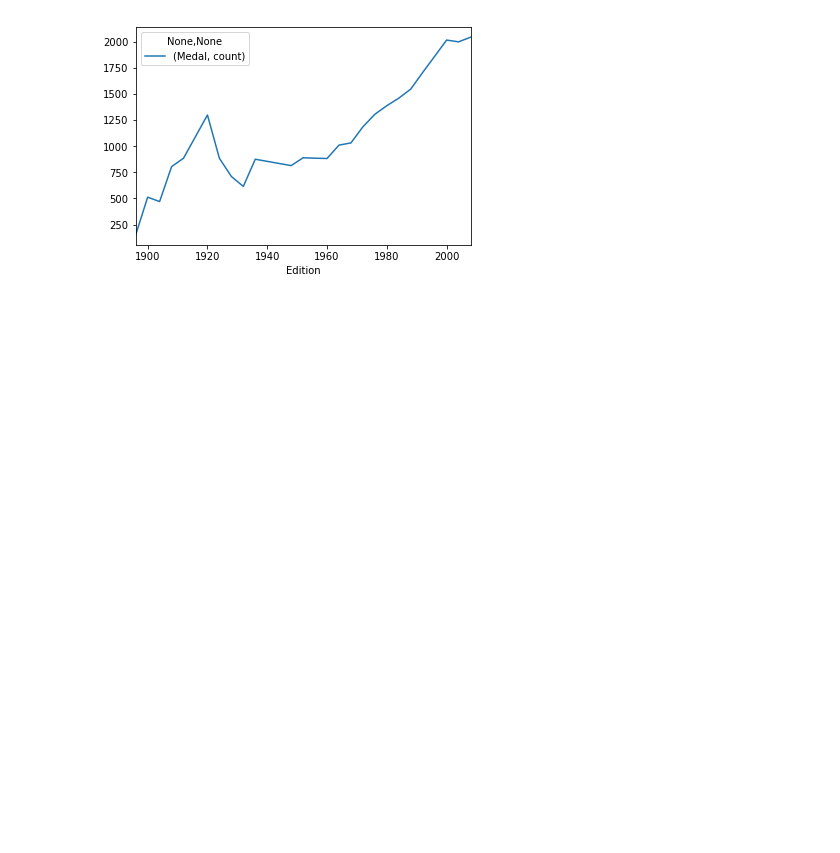
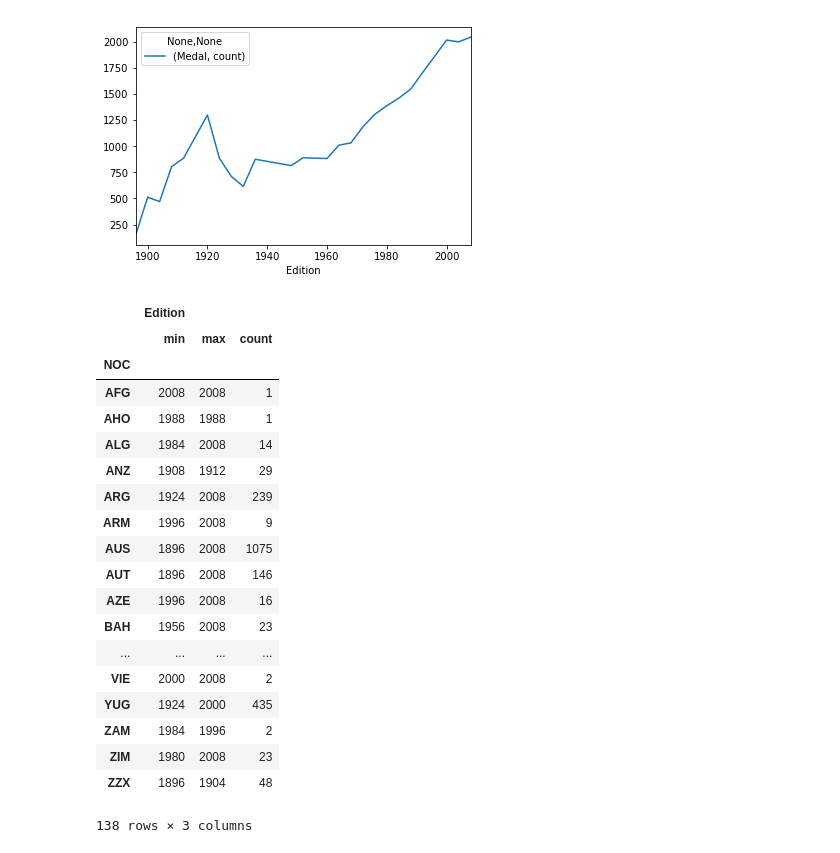
Before and after one commit to abhisaharan/Pandas_Project, a Jupyter notebook: pandas2(Group by, Reshaping).ipynb, the cells around one changed output. Drawn from its saved outputs; the diff is of its cells as text; code cells hidden in the pictures; blank space fills up the shorter version.

```diff
--- a/pandas2(Group by, Reshaping).ipynb
+++ b/pandas2(Group by, Reshaping).ipynb
@@ -199,3 +199,26 @@ olym_df.groupby(['Edition']).agg({'Medal':['count']}).plot()
 # %% [output]
 <matplotlib.axes._subplots.AxesSubplot at 0x...>
 [figure]
+# %%
+olym_df.groupby(['NOC']).agg({'Edition':["min", 'max', 'count']})
+# %% [output]
+|  | Edition |  |  |
+|  | min | max | count |
+| NOC |  |  |  |
+| AFG | 2008 | 2008 | 1 |
+| AHO | 1988 | 1988 | 1 |
+| ALG | 1984 | 2008 | 14 |
+| ANZ | 1908 | 1912 | 29 |
+| ARG | 1924 | 2008 | 239 |
+| ARM | 1996 | 2008 | 9 |
+| AUS | 1896 | 2008 | 1075 |
+| AUT | 1896 | 2008 | 146 |
+| AZE | 1996 | 2008 | 16 |
+| BAH | 1956 | 2008 | 23 |
+| ... | ... | ... | ... |
+| VIE | 2000 | 2008 | 2 |
+| YUG | 1924 | 2000 | 435 |
+| ZAM | 1984 | 1996 | 2 |
+| ZIM | 1980 | 2008 | 23 |
+| ZZX | 1896 | 1904 | 48 |
+138 rows × 3 columns
```
Also changed, not shown: parts of 12 cells of this notebook.
